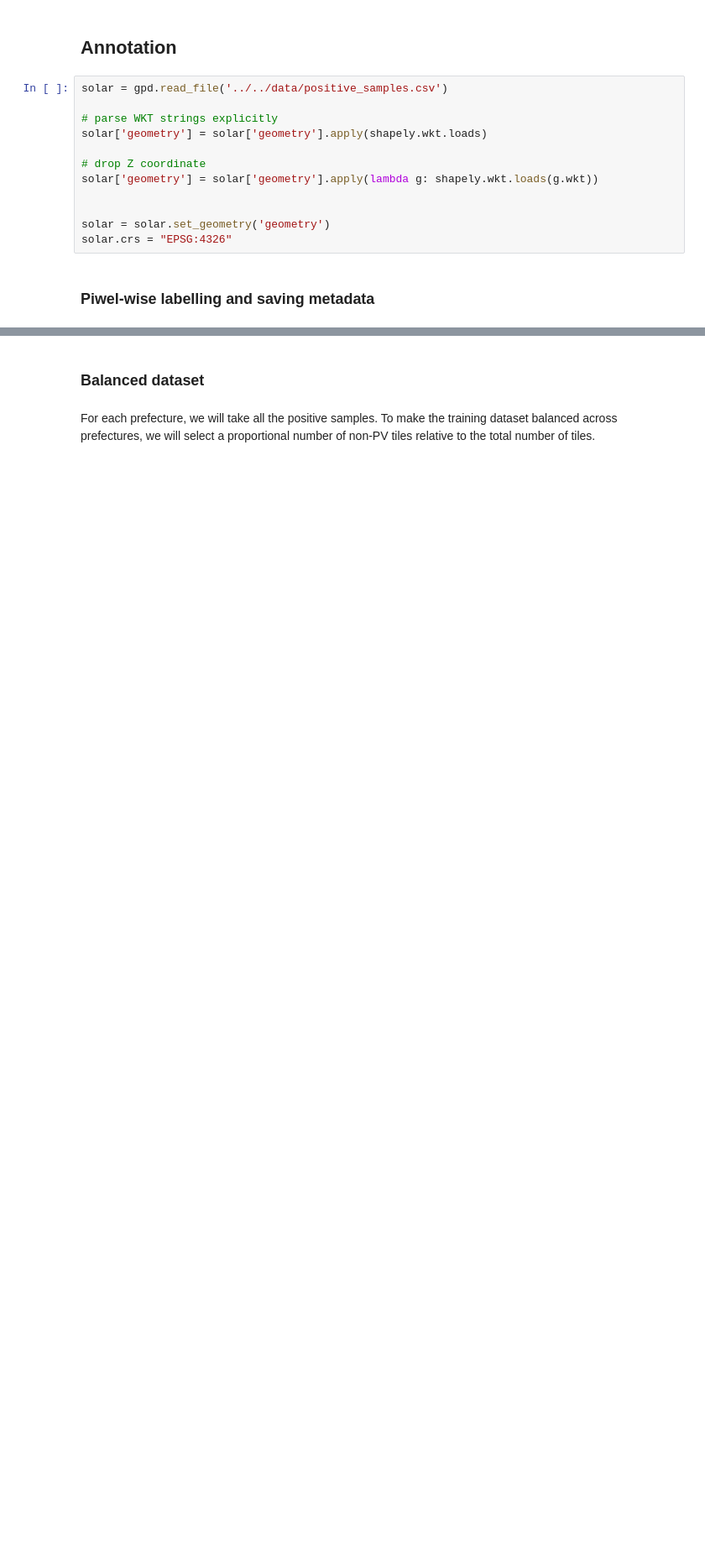
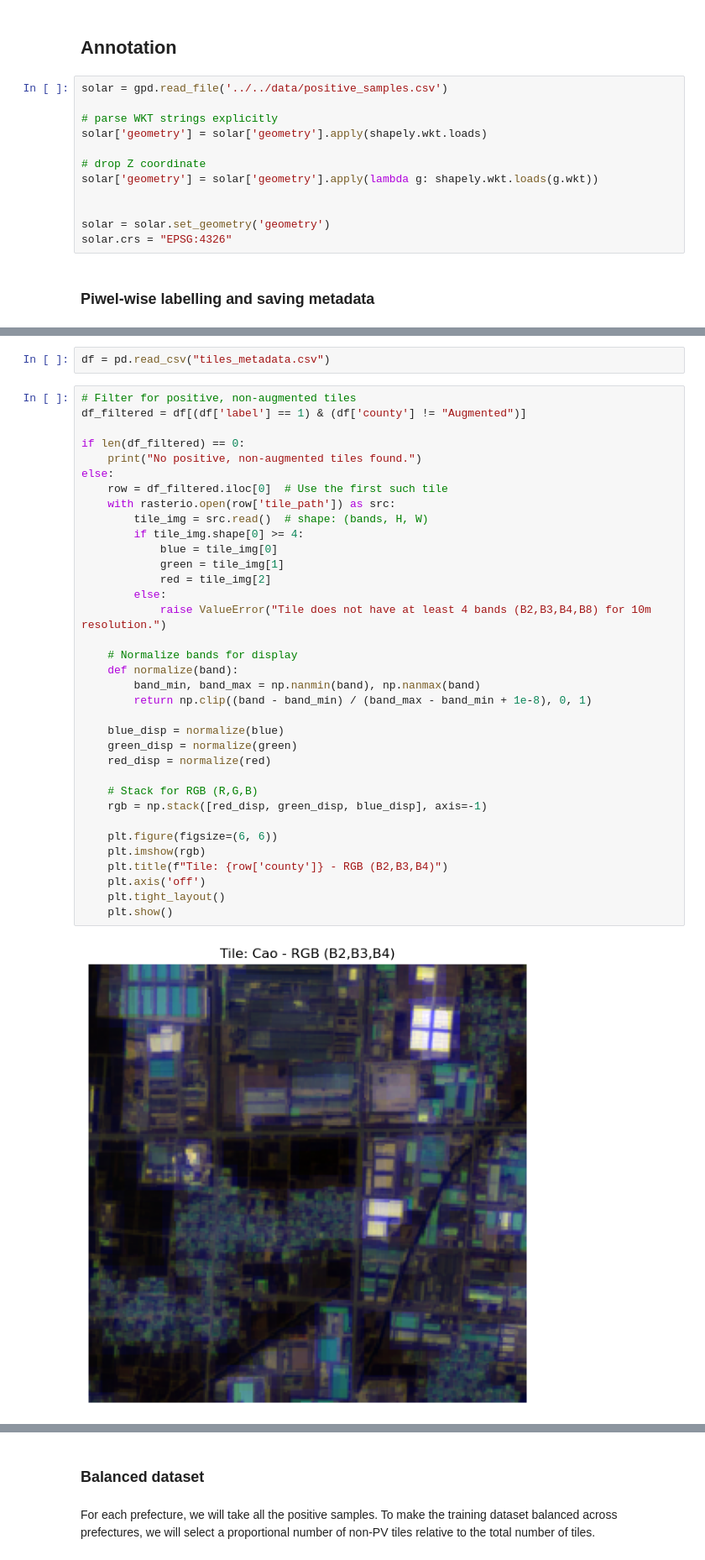
Before and after one commit to XinranHf/solar-data-china, a Jupyter notebook: scripts/satellite_image/sampling.ipynb, the cells around one changed output, grey strips where cells are left out. Shown at 84% size. Cells and saved outputs as stored; diff of their text form; blank space fills up the shorter version.

```diff
--- a/scripts/satellite_image/sampling.ipynb
+++ b/scripts/satellite_image/sampling.ipynb
@@ -602,3 +843,42 @@ print(counts_df)
+# %%
+df = pd.read_csv("tiles_metadata.csv")
+# %%
+# Filter for positive, non-augmented tiles
+df_filtered = df[(df['label'] == 1) & (df['county'] != "Augmented")]
+
+if len(df_filtered) == 0:
+    print("No positive, non-augmented tiles found.")
+else:
+    row = df_filtered.iloc[0]  # Use the first such tile
+    with rasterio.open(row['tile_path']) as src:
+        tile_img = src.read()  # shape: (bands, H, W)
+        if tile_img.shape[0] >= 4:
+            blue = tile_img[0]
+            green = tile_img[1]
+            red = tile_img[2]
+        else:
+            raise ValueError("Tile does not have at least 4 bands (B2,B3,B4,B8) for 10m resolution.")
+
+    # Normalize bands for display
+    def normalize(band):
+        band_min, band_max = np.nanmin(band), np.nanmax(band)
+        return np.clip((band - band_min) / (band_max - band_min + 1e-8), 0, 1)
+
+    blue_disp = normalize(blue)
+    green_disp = normalize(green)
+    red_disp = normalize(red)
+
+    # Stack for RGB (R,G,B)
+    rgb = np.stack([red_disp, green_disp, blue_disp], axis=-1)
+
+    plt.figure(figsize=(6, 6))
+    plt.imshow(rgb)
+    plt.title(f"Tile: {row['county']} - RGB (B2,B3,B4)")
+    plt.axis('off')
+    plt.tight_layout()
+    plt.show()
+# %% [output]
+[figure, added]
 # %%
 df = df[(df['label'] == 1) & (df['county'] != "Augmented")]
 
```
Also changed, not shown: parts of 24 cells of this notebook, 30 other files.
